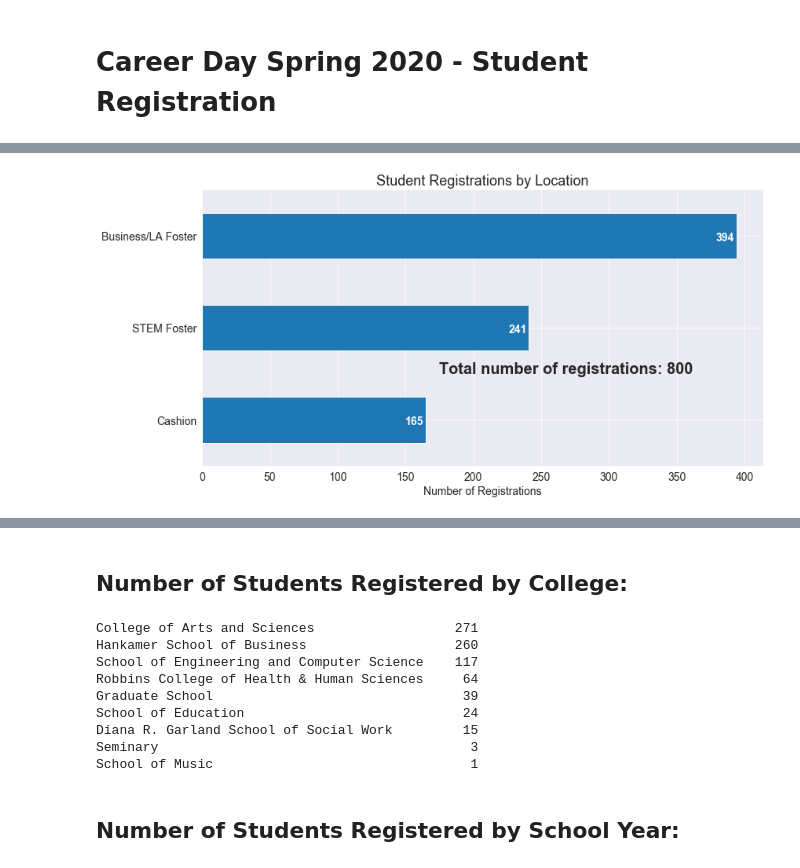
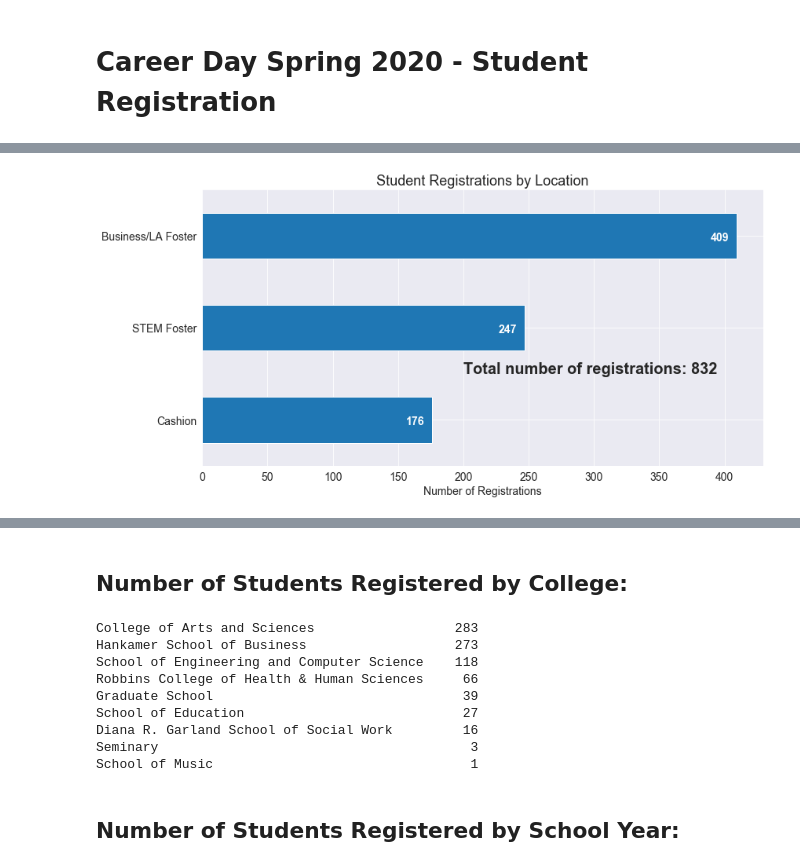
Before and after one commit to AKBoles/Jupyter-Notebook-Reports, a Jupyter notebook: Career Day 2020 Student Registration Report.ipynb, the cells around one changed output, grey strips where cells are left out. Cells and saved outputs as stored; diff of their text form; code cells hidden in the pictures.

```diff
--- a/Career Day 2020 Student Registration Report.ipynb
+++ b/Career Day 2020 Student Registration Report.ipynb
@@ -36,9 +36,9 @@ sns.set_style('darkgrid')
 data_dir = '/Users/andrew_boles/Documents/Jupyter Files/data/career_day_2020/'
 # %%
 # import csvs as dfs
-df_sub = pd.read_csv(data_dir + 'attendee_download20200127_cashion.csv')
-df_foster = pd.read_csv(data_dir + 'attendee_download20200127_busi_foster.csv')
-df_cashion = pd.read_csv(data_dir + 'attendee_download20200127_stem_foster.csv')
+df_sub = pd.read_csv(data_dir + 'attendee_download20200128_cashion.csv')
+df_foster = pd.read_csv(data_dir + 'attendee_download20200128_busi_foster.csv')
+df_cashion = pd.read_csv(data_dir + 'attendee_download20200128_stem_foster.csv')
 # looks like we need to change the Majors column for each
 for index,row in df_sub.iterrows():
     row['Majors'] = row['Majors'].split('\"')[1]
@@ -55,16 +55,16 @@ df_combo = df_combo.append(df_cashion, ignore_index=True)
 # %%
 # bar chart with the number of registrations
 plt.figure(figsize=(12,6))
 ax = df_combo['Location'].value_counts().plot(kind='barh', fontsize=14)
 ax.set_title('Student Registrations by Location', fontsize=18)
 ax.set_xlabel('Number of Registrations', fontsize=14)
 for i,v in enumerate(df_combo['Location'].value_counts()):
-    ax.text(v-15, i+.05, str(v), fontsize=14, fontweight='bold', color='white')
-ax.text(175, 1.5, 'Total number of registrations: {}'.format(len(df_combo.index)), fontsize=20, fontweight='bold')
+    ax.text(v-20, i+.05, str(v), fontsize=14, fontweight='bold', color='white')
+ax.text(200, 1.5, 'Total number of registrations: {}'.format(len(df_combo.index)), fontsize=20, fontweight='bold')
 ax.invert_yaxis()
 plt.tight_layout()
 # %% [output]
-[figure, old version]
+[figure, new version]
 # %%
 # the below is a great example of how to do stacked bar charts with the locations!!
 # now just need to clean this up and it will be great -- color, etc.
@@ -145,13 +145,13 @@ fig.show()
 # %%
 print(df_combo['College'].value_counts().to_string())
 # %% [output]
-College of Arts and Sciences                  271
-Hankamer School of Business                   260
-School of Engineering and Computer Science    117
-Robbins College of Health & Human Sciences     64
+College of Arts and Sciences                  283
+Hankamer School of Business                   273
+School of Engineering and Computer Science    118
+Robbins College of Health & Human Sciences     66
 Graduate School                                39
-School of Education                            24
-Diana R. Garland School of Social Work         15
+School of Education                            27
+Diana R. Garland School of Social Work         16
 Seminary                                        3
 School of Music                                 1
 # %% [markdown]
```
Also changed, not shown: parts of 2 cells of this notebook.
